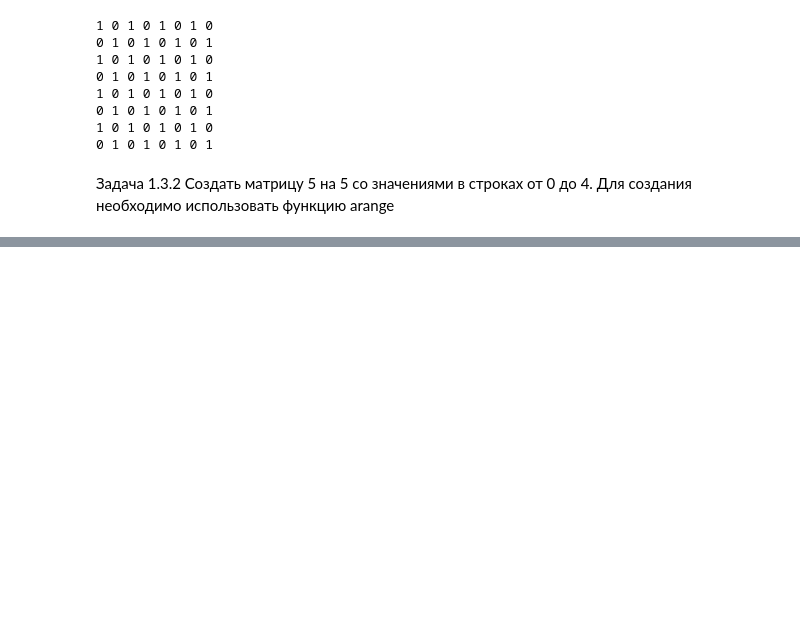
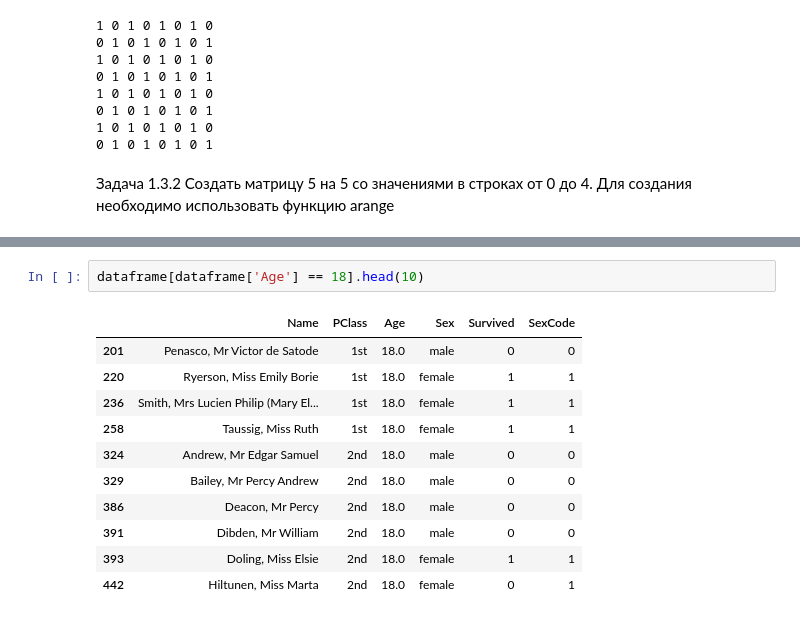
Before and after one commit to AnnaKudr/Artificial_Intelligence_MIREA, a Jupyter notebook: Kudryashova_A_Workbook2.ipynb, the cells around one changed output, grey strips where cells are left out. Drawn from its saved outputs; the diff is of its cells as text; blank space fills up the shorter version.

```diff
--- a/Kudryashova_A_Workbook2.ipynb
+++ b/Kudryashova_A_Workbook2.ipynb
@@ -37,0 +165,14 @@ IndexError: ignored
+# %%
+dataframe[dataframe['Age'] == 18].head(10)
+# %% [output]
+|  | Name | PClass | Age | Sex | Survived | SexCode |
+| 201 | Penasco, Mr Victor de Satode | 1st | 18.0 | male | 0 | 0 |
+| 220 | Ryerson, Miss Emily Borie | 1st | 18.0 | female | 1 | 1 |
+| 236 | Smith, Mrs Lucien Philip (Mary El... | 1st | 18.0 | female | 1 | 1 |
+| 258 | Taussig, Miss Ruth | 1st | 18.0 | female | 1 | 1 |
+| 324 | Andrew, Mr Edgar Samuel | 2nd | 18.0 | male | 0 | 0 |
+| 329 | Bailey, Mr Percy Andrew | 2nd | 18.0 | male | 0 | 0 |
+| 386 | Deacon, Mr Percy | 2nd | 18.0 | male | 0 | 0 |
+| 391 | Dibden, Mr William | 2nd | 18.0 | male | 0 | 0 |
+| 393 | Doling, Miss Elsie | 2nd | 18.0 | female | 1 | 1 |
+| 442 | Hiltunen, Miss Marta | 2nd | 18.0 | female | 0 | 1 |
```
Also changed, not shown: parts of 19 cells of this notebook.
